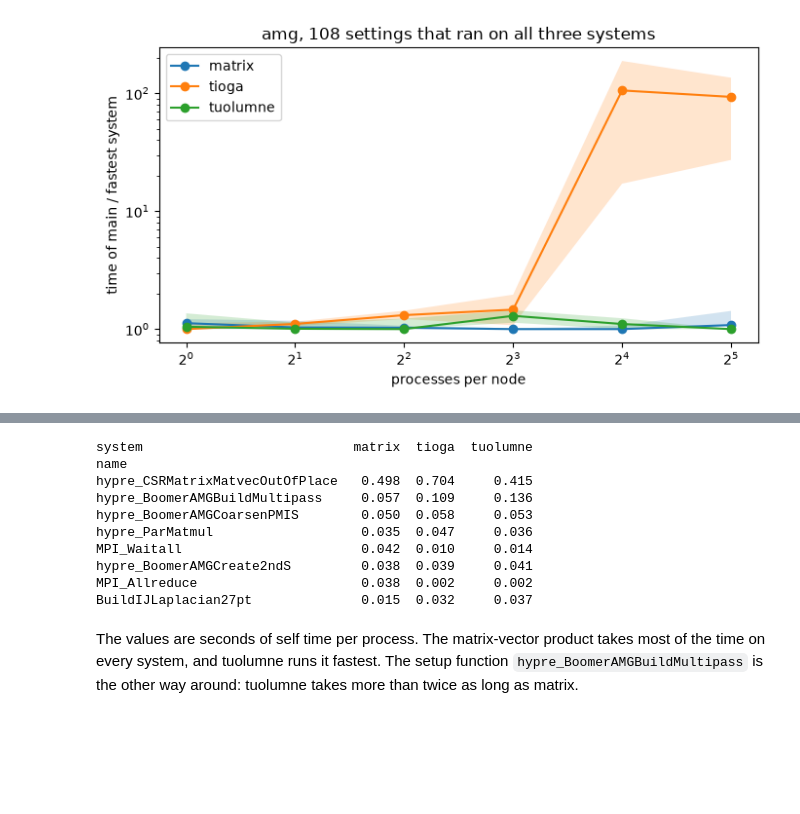
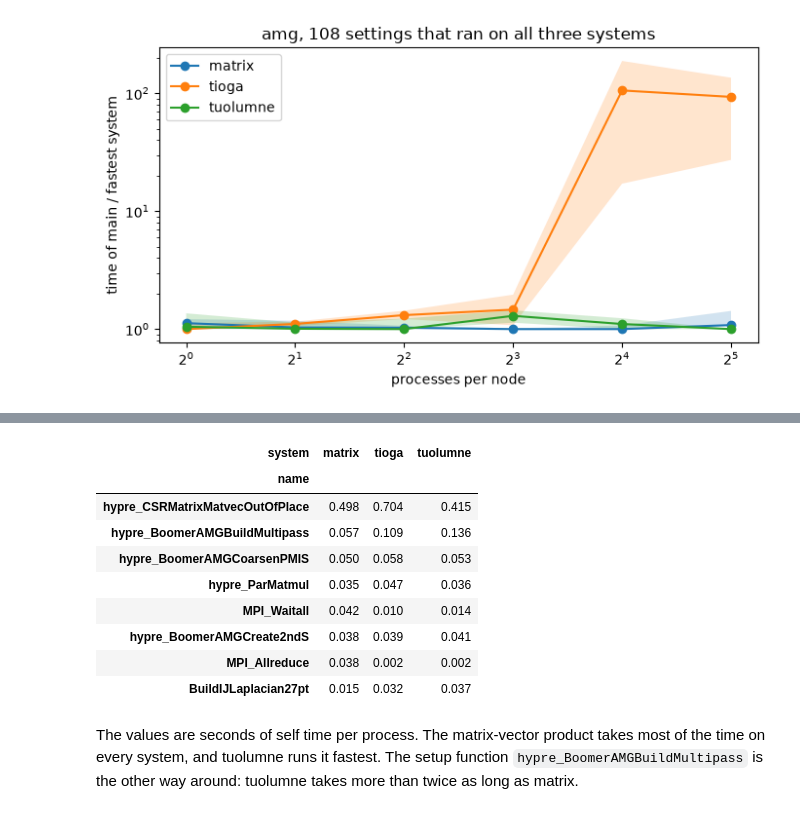
Before and after one commit to rayandrew/genesis-analysis, a Jupyter notebook: notebooks/08-compare-the-systems.ipynb, the cells around one changed output, grey strips where cells are left out. Saved outputs shown, nothing was run; the diff lists cells and outputs as text; code cells hidden in the pictures; blank space fills up the shorter version.

```diff
--- a/notebooks/08-compare-the-systems.ipynb
+++ b/notebooks/08-compare-the-systems.ipynb
@@ -125,38 +125,38 @@ Self time is a path's time minus its children's, as in [Build the call tree of o
 # %%
 def self_time(func):
     children = func.groupby(["run", "parent"])[["dur.sum"]].sum()
     children = children.rename(columns={"parent": "path", "dur.sum": "children"})
     tree = func.merge(children, on=["run", "path"], how="left")
     tree = tree.assign(children=tree["children"].fillna(0))
     return tree.assign(self_s=(tree["dur.sum"] - tree["children"]) / 1e6)
 
 
 def per_function(run_ids, info):
     func = tv.filter((col("gtype") == "func") & col("run").isin(run_ids)).collect()
     tree = self_time(func).merge(info, on="run")
     tree = tree.assign(self_pp=tree["self_s"] / (tree["nodes"] * tree["ppn"]))
     keys = ["system", "app", "unique_input", "nodes", "ppn"]
     by_run = tree.groupby(["run", *keys, "name"])[["self_pp"]].sum()
     return by_run.groupby([*keys, "name"])[["self_pp"]].median()
 
 
 one = runs[(runs["app"] == "amg") & (runs["unique_input"] == "p1_n64x64x32") & (runs["nodes"] == 1)]
 one = one[one["ppn"].isin([4, 16])]
 fn = per_function(one["run"].to_pandas().tolist(), one[["run", "system", *setting]]).to_pandas()
 wide = fn.pivot_table(values="self_pp", index=["ppn", "name"], columns="system").reset_index()
 at4 = wide[wide["ppn"] == 4].set_index("name")[SYSTEMS]
-print(at4.loc[at4.max(axis=1).nlargest(8).index].round(3))
+display(at4.loc[at4.max(axis=1).nlargest(8).index].round(3))
 # %% [output]
-system                           matrix  tioga  tuolumne
-name
-hypre_CSRMatrixMatvecOutOfPlace   0.498  0.704     0.415
-hypre_BoomerAMGBuildMultipass     0.057  0.109     0.136
-hypre_BoomerAMGCoarsenPMIS        0.050  0.058     0.053
-hypre_ParMatmul                   0.035  0.047     0.036
-MPI_Waitall                       0.042  0.010     0.014
-hypre_BoomerAMGCreate2ndS         0.038  0.039     0.041
-MPI_Allreduce                     0.038  0.002     0.002
-BuildIJLaplacian27pt              0.015  0.032     0.037
+| system | matrix | tioga | tuolumne |
+| name |  |  |  |
+| hypre_CSRMatrixMatvecOutOfPlace | 0.498 | 0.704 | 0.415 |
+| hypre_BoomerAMGBuildMultipass | 0.057 | 0.109 | 0.136 |
+| hypre_BoomerAMGCoarsenPMIS | 0.050 | 0.058 | 0.053 |
+| hypre_ParMatmul | 0.035 | 0.047 | 0.036 |
+| MPI_Waitall | 0.042 | 0.010 | 0.014 |
+| hypre_BoomerAMGCreate2ndS | 0.038 | 0.039 | 0.041 |
+| MPI_Allreduce | 0.038 | 0.002 | 0.002 |
+| BuildIJLaplacian27pt | 0.015 | 0.032 | 0.037 |
 # %% [markdown]
 The values are seconds of self time per process.
 The matrix-vector product takes most of the time on every system, and tuolumne runs it fastest.
```
Also changed, not shown: parts of 3 cells of this notebook, 13 other files.
